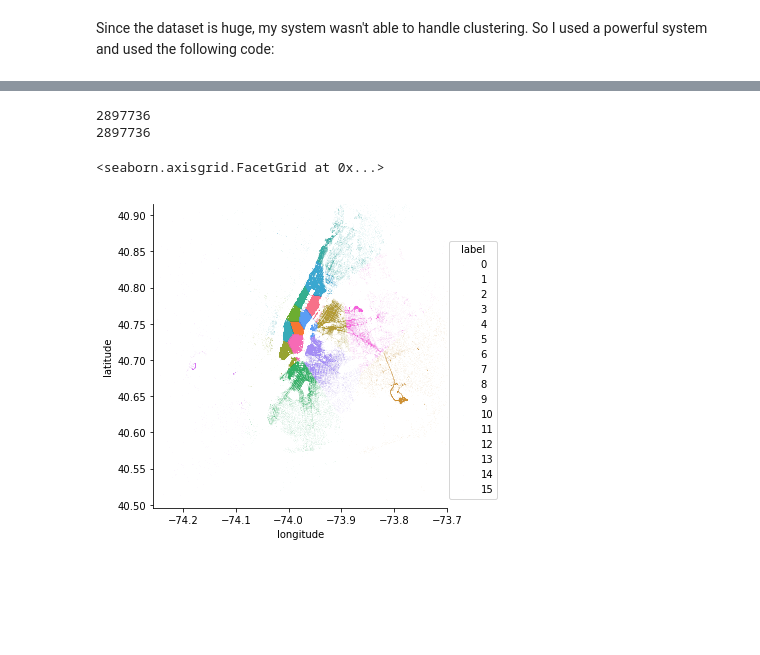
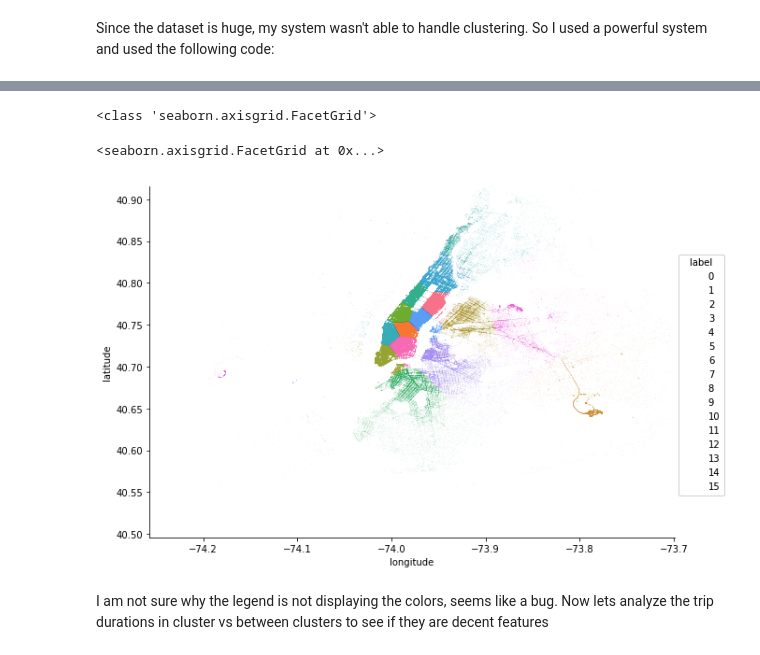
Before and after one commit to abhaymittal/nycTaxiChallenge, a Jupyter notebook: src/nycDataAnalysis.ipynb, the cells around one changed output, grey strips where cells are left out. Cells and saved outputs as stored; diff of their text form; code cells hidden in the pictures; blank space fills up the shorter version.

```diff
--- a/src/nycDataAnalysis.ipynb
+++ b/src/nycDataAnalysis.ipynb
@@ -448,12 +451,11 @@ labels=kmeans.labels_
 # %%
-df2=df.copy()
-df2['label']=kmeans.labels_
-
-ax=sb.lmplot(x='longitude',y='latitude',hue='label',data=df2,fit_reg=False,scatter_kws={'alpha':0.3,'s':0.005},markers='.')
+ax=sb.lmplot(x='longitude',y='latitude',hue='label',size=6,aspect=1.35,data=df2,
+             fit_reg=False,scatter_kws={'alpha':0.3,'s':0.005},markers='.')
 ax.set(ylim=(lat_limit[0],lat_limit[1]))
 ax.set(xlim=(long_limit[0],long_limit[1]))
 # %% [output]
-2897736
-2897736
+<class 'seaborn.axisgrid.FacetGrid'>
 <seaborn.axisgrid.FacetGrid at 0x...>
-[figure, old version]
+[figure, new version]
+# %% [markdown]
+I am not sure why the legend is not displaying the colors, seems like a bug. Now lets analyze the trip durations in cluster vs between clusters to see if they are decent features
```
Also changed, not shown: parts of 6 cells of this notebook.
